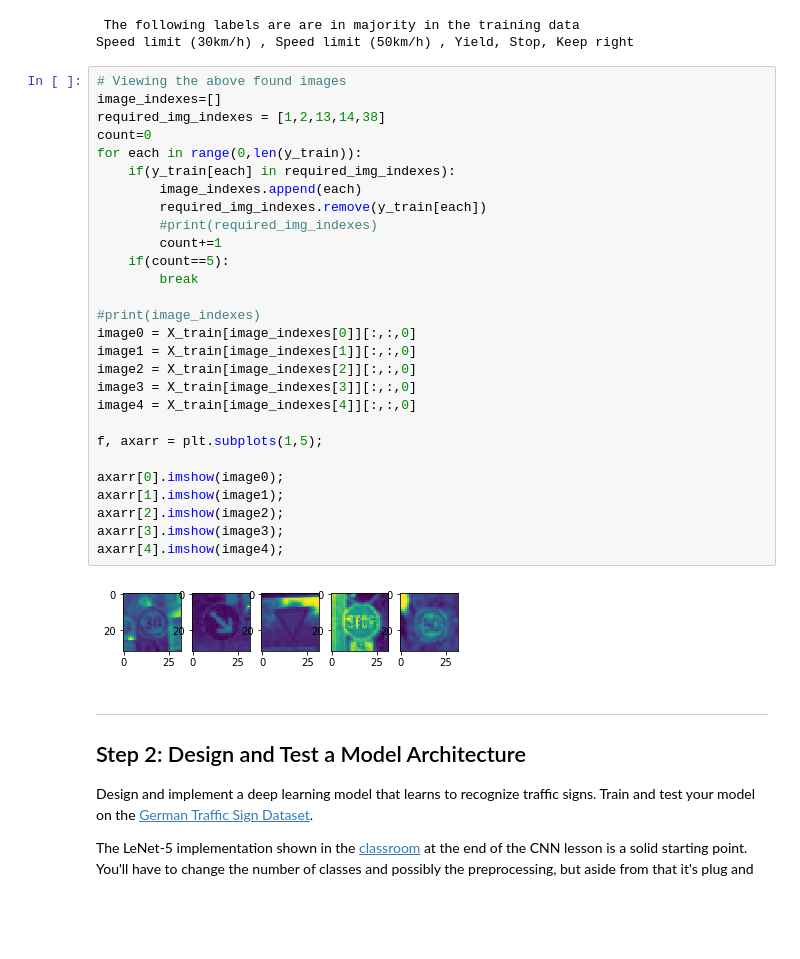
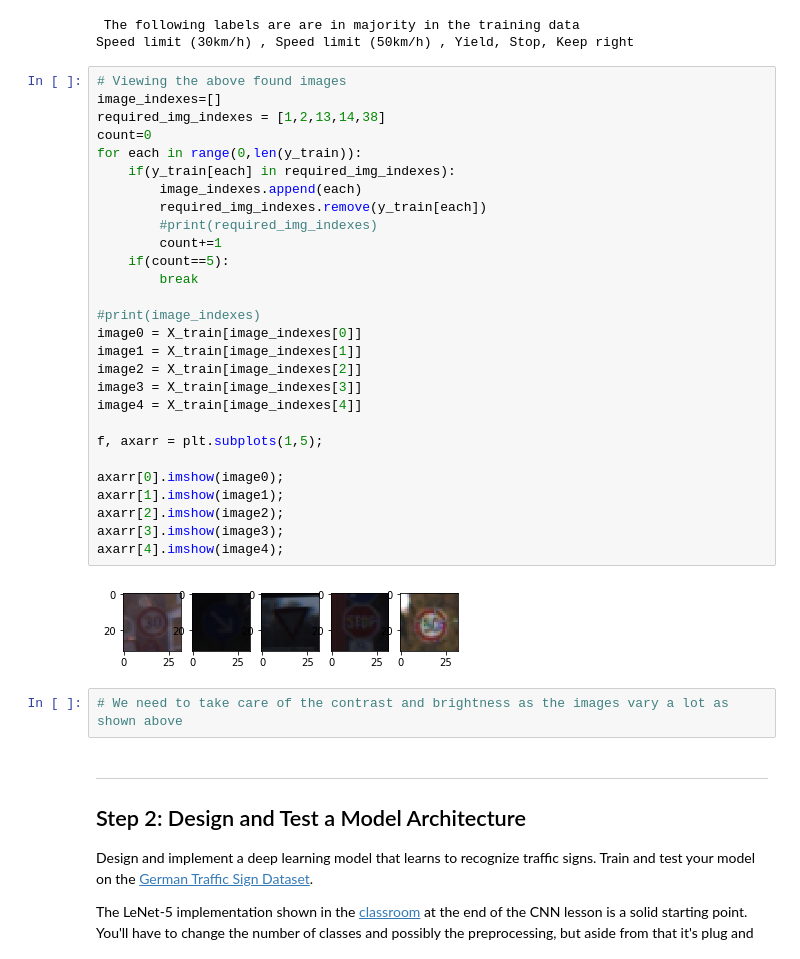
Before and after one commit to himakiran/CarND-Traffic-Sign-Classifier-Project, a Jupyter notebook: Traffic_Sign_Classifier.ipynb, the cells around one changed output. Saved outputs shown, nothing was run; the diff lists cells and outputs as text; blank space fills up the shorter version.

```diff
--- a/Traffic_Sign_Classifier.ipynb
+++ b/Traffic_Sign_Classifier.ipynb
@@ -154,33 +154,35 @@ Speed limit (30km/h) , Speed limit (50km/h) , Yield, Stop, Keep right
 # %%
 # Viewing the above found images
 image_indexes=[]
 required_img_indexes = [1,2,13,14,38]
 count=0
 for each in range(0,len(y_train)):
     if(y_train[each] in required_img_indexes):
         image_indexes.append(each)
         required_img_indexes.remove(y_train[each])
         #print(required_img_indexes)
         count+=1
     if(count==5):
         break
 
 #print(image_indexes)
-image0 = X_train[image_indexes[0]][:,:,0]
-image1 = X_train[image_indexes[1]][:,:,0]
-image2 = X_train[image_indexes[2]][:,:,0]
-image3 = X_train[image_indexes[3]][:,:,0]
-image4 = X_train[image_indexes[4]][:,:,0]
+image0 = X_train[image_indexes[0]]
+image1 = X_train[image_indexes[1]]
+image2 = X_train[image_indexes[2]]
+image3 = X_train[image_indexes[3]]
+image4 = X_train[image_indexes[4]]
 
 f, axarr = plt.subplots(1,5);
 
 axarr[0].imshow(image0);
 axarr[1].imshow(image1);
 axarr[2].imshow(image2);
 axarr[3].imshow(image3);
 axarr[4].imshow(image4);
 # %% [output]
-[figure, old version]
+[figure, new version]
+# %%
+# We need to take care of the contrast and brightness as the images vary a lot as shown above
 # %% [markdown]
 ----
 
```
Also changed, not shown: parts of 13 cells of this notebook.
